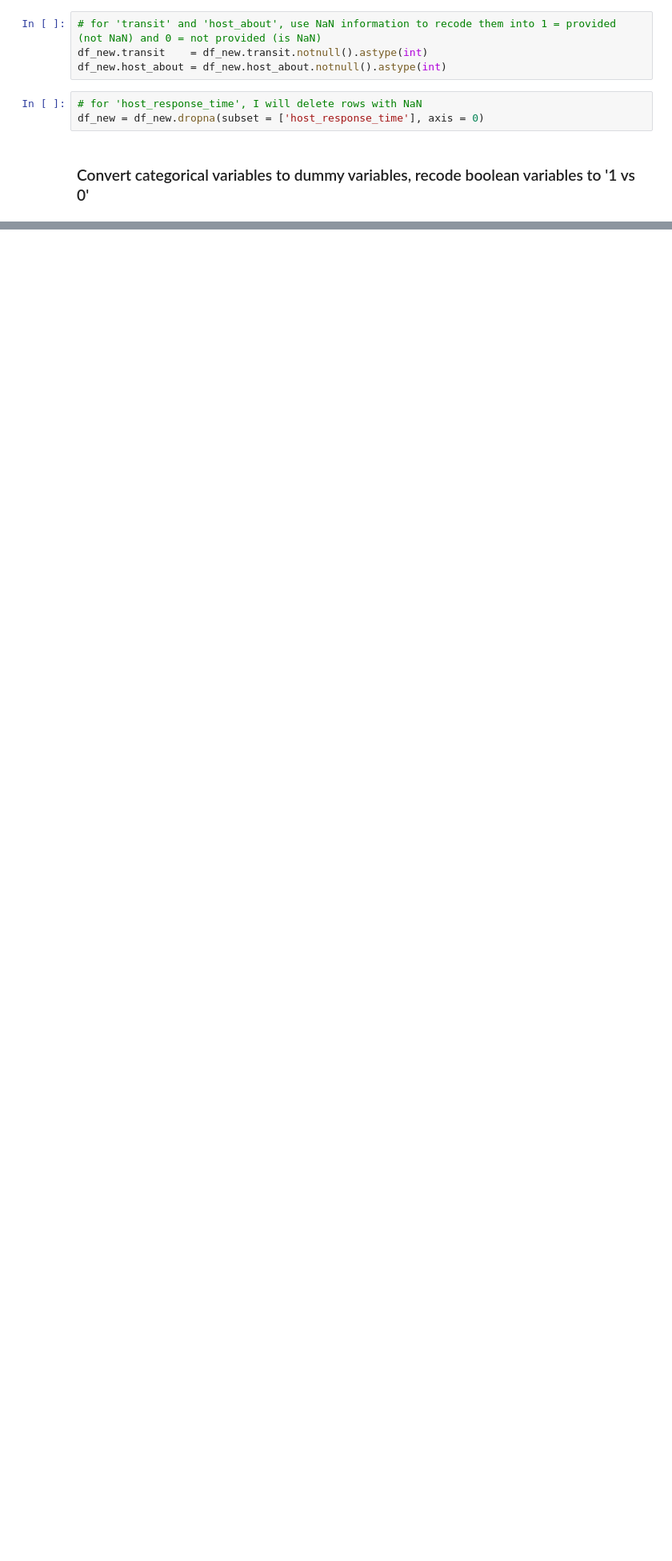
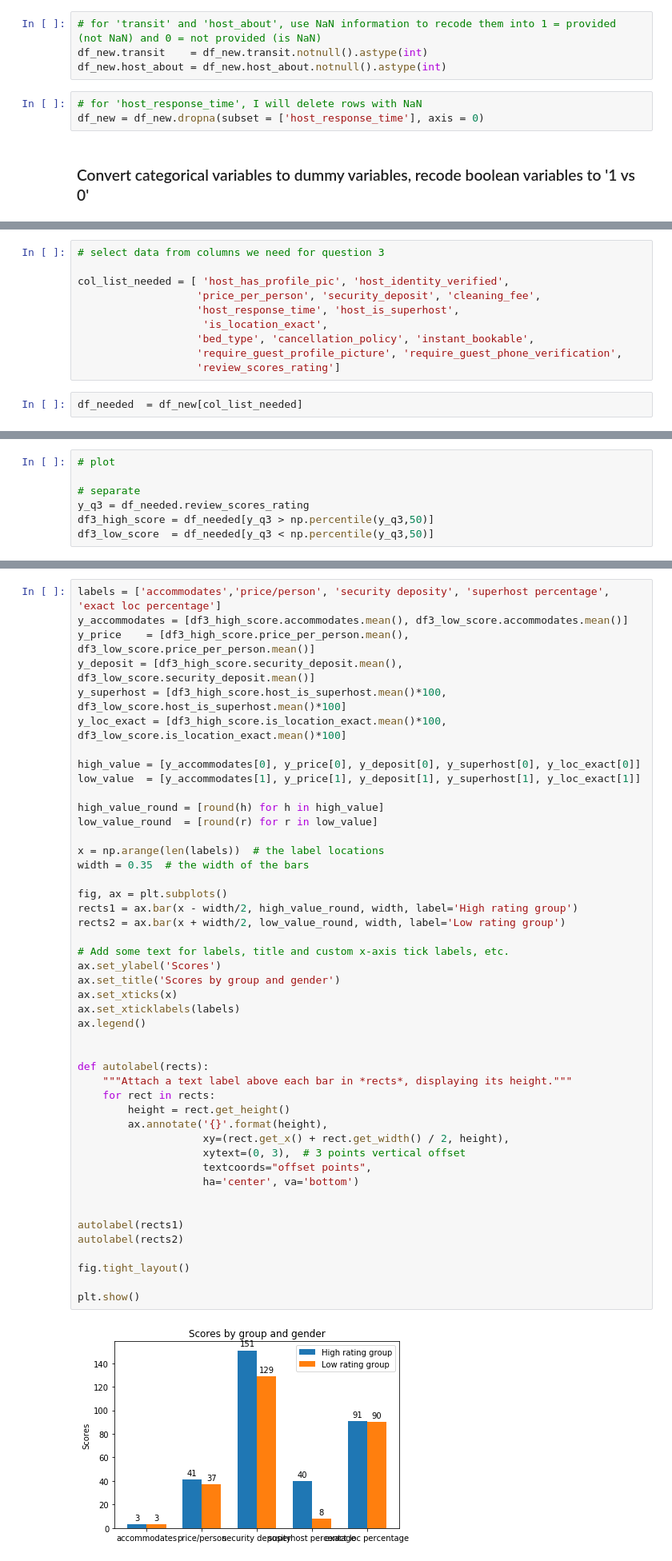
Before and after one commit to YeLiBCM/udacity-DS-nano-project1, a Jupyter notebook: project1_main.ipynb, the cells around one changed output, grey strips where cells are left out. Shown at 80% size. Drawn from its saved outputs; the diff is of its cells as text; blank space fills up the shorter version.

```diff
--- a/project1_main.ipynb
+++ b/project1_main.ipynb
@@ -262,0 +382,12 @@ Name: require_guest_phone_verification, Length: 2859, dtype: object
+# %%
+# select data from columns we need for question 3
+
+col_list_needed = [ 'host_has_profile_pic', 'host_identity_verified',
+                   'price_per_person', 'security_deposit', 'cleaning_fee',
+                   'host_response_time', 'host_is_superhost',
+                    'is_location_exact',
+                   'bed_type', 'cancellation_policy', 'instant_bookable',
+                   'require_guest_profile_picture', 'require_guest_phone_verification',
+                   'review_scores_rating']
+# %%
+df_needed  = df_new[col_list_needed]
@@ -262,0 +457,7 @@ Name: require_guest_phone_verification, Length: 2859, dtype: object
+# %%
+# plot
+
+# separate
+y_q3 = df_needed.review_scores_rating
+df3_high_score = df_needed[y_q3 > np.percentile(y_q3,50)]
+df3_low_score  = df_needed[y_q3 < np.percentile(y_q3,50)]
@@ -262,0 +472,48 @@ Name: require_guest_phone_verification, Length: 2859, dtype: object
+# %%
+labels = ['accommodates','price/person', 'security deposity', 'superhost percentage', 'exact loc percentage']
+y_accommodates = [df3_high_score.accommodates.mean(), df3_low_score.accommodates.mean()]
+y_price    = [df3_high_score.price_per_person.mean(), df3_low_score.price_per_person.mean()]
+y_deposit = [df3_high_score.security_deposit.mean(), df3_low_score.security_deposit.mean()]
+y_superhost = [df3_high_score.host_is_superhost.mean()*100, df3_low_score.host_is_superhost.mean()*100]
+y_loc_exact = [df3_high_score.is_location_exact.mean()*100, df3_low_score.is_location_exact.mean()*100]
+
+high_value = [y_accommodates[0], y_price[0], y_deposit[0], y_superhost[0], y_loc_exact[0]]
+low_value  = [y_accommodates[1], y_price[1], y_deposit[1], y_superhost[1], y_loc_exact[1]]
+
+high_value_round = [round(h) for h in high_value]
+low_value_round  = [round(r) for r in low_value]
+
+x = np.arange(len(labels))  # the label locations
+width = 0.35  # the width of the bars
+
+fig, ax = plt.subplots()
+rects1 = ax.bar(x - width/2, high_value_round, width, label='High rating group')
+rects2 = ax.bar(x + width/2, low_value_round, width, label='Low rating group')
+
+# Add some text for labels, title and custom x-axis tick labels, etc.
+ax.set_ylabel('Scores')
+ax.set_title('Scores by group and gender')
+ax.set_xticks(x)
+ax.set_xticklabels(labels)
+ax.legend()
+
+
+def autolabel(rects):
+    """Attach a text label above each bar in *rects*, displaying its height."""
+    for rect in rects:
+        height = rect.get_height()
+        ax.annotate('{}'.format(height),
+                    xy=(rect.get_x() + rect.get_width() / 2, height),
+                    xytext=(0, 3),  # 3 points vertical offset
+                    textcoords="offset points",
+                    ha='center', va='bottom')
+
+
+autolabel(rects1)
+autolabel(rects2)
+
+fig.tight_layout()
+
+plt.show()
+# %% [output]
+[figure, added]
```
Also changed, not shown: parts of 38 cells of this notebook.
